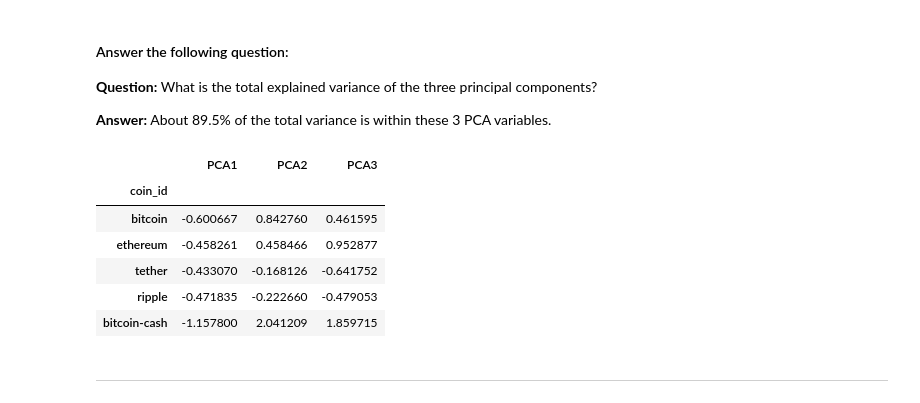
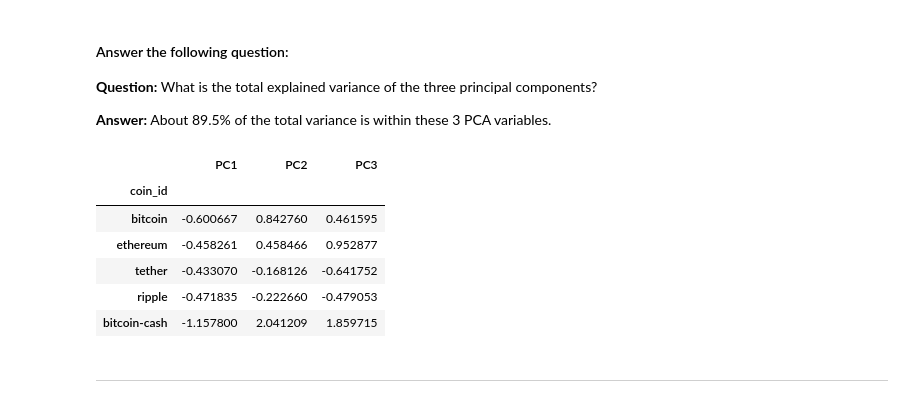
Before and after one commit to SteveTuttle/crypto-price-analysis, a Jupyter notebook: Crypto_Clustering_SDT.ipynb, the cells around one changed output. Drawn from its saved outputs; the diff is of its cells as text; code cells hidden in the pictures.

```diff
--- a/Crypto_Clustering_SDT.ipynb
+++ b/Crypto_Clustering_SDT.ipynb
@@ -238,20 +240,20 @@ array([0.3719856 , 0.34700813, 0.17603793])
 **Answer:** About 89.5% of the total variance is within these 3 PCA variables.
 # %%
 # Create a new DataFrame with the PCA data.
-market_pca_df = pd.DataFrame(market_pca_data, columns=['PCA1', 'PCA2', 'PCA3'])
+market_pca_df = pd.DataFrame(market_pca_data, columns=['PC1', 'PC2', 'PC3'])
 
 # Creating a DataFrame with the PCA data
 
 # Copy the crypto names from the original data
 market_pca_df['coin_id'] = df_market_data.index
 
 # Set the coinid column as index
 market_pca_df = market_pca_df.set_index('coin_id')
 
 # Display sample data
 market_pca_df.head()
 # %% [output]
-|  | PCA1 | PCA2 | PCA3 |
+|  | PC1 | PC2 | PC3 |
 | coin_id |  |  |  |
 | bitcoin | -0.600667 | 0.842760 | 0.461595 |
 | ethereum | -0.458261 | 0.458466 | 0.952877 |
```
Also changed, not shown: parts of 16 cells of this notebook.
